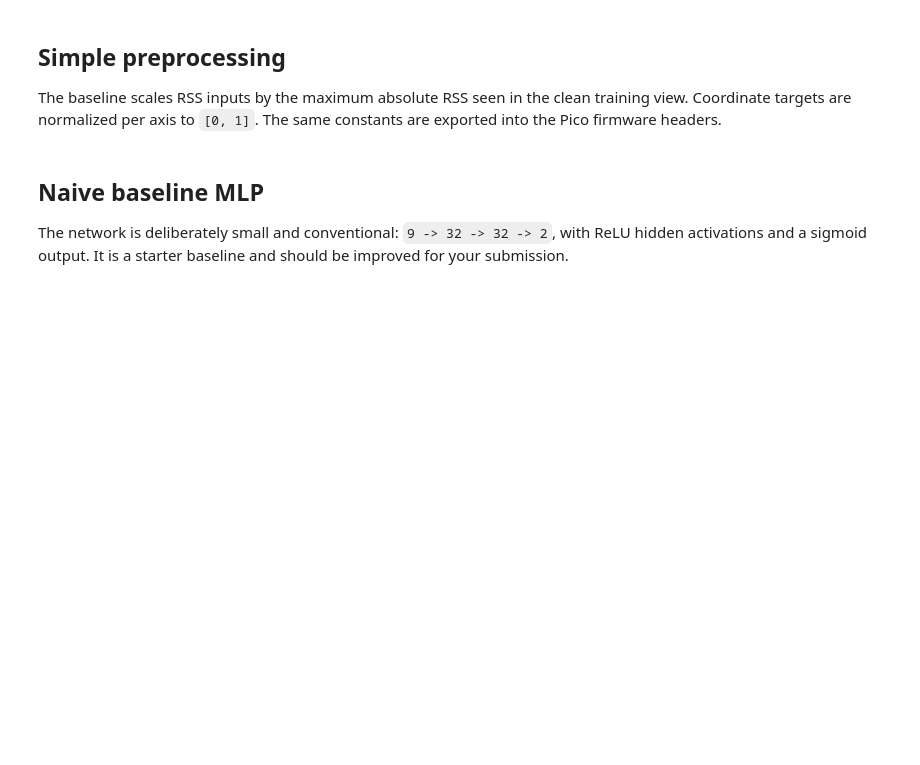
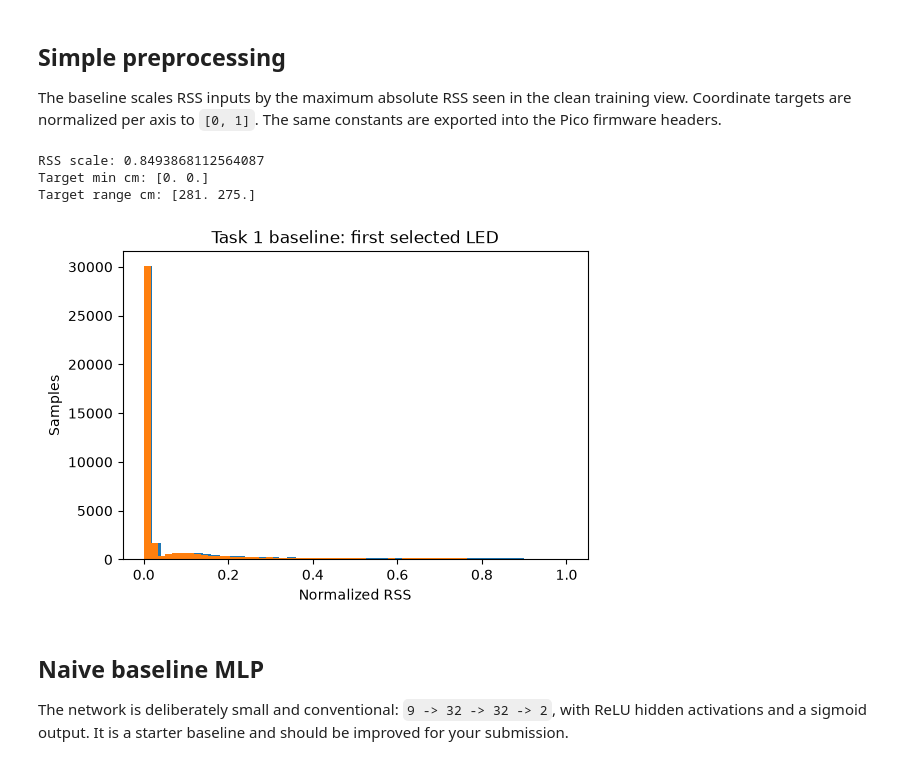
Before and after one commit to DeniseBryson/sys-ai-hackathon, a Jupyter notebook: notebooks/baseline_vlp.ipynb, the cells around one changed output. Cells and saved outputs as stored; diff of their text form; code cells hidden in the pictures; blank space fills up the shorter version.

```diff
--- a/notebooks/baseline_vlp.ipynb
+++ b/notebooks/baseline_vlp.ipynb
@@ -85,23 +105,29 @@ The baseline scales RSS inputs by the maximum absolute RSS seen in the clean tra
 # %%
 rss_scale = max(float(np.max(np.abs(X_train_raw))), 1e-8)
 X_train = X_train_raw / rss_scale
 X_val = X_val_raw / rss_scale
 
 target_min_cm = y_train_cm.min(axis=0)
 target_range_cm = np.maximum(y_train_cm.max(axis=0) - target_min_cm, 1e-8)
 y_train = (y_train_cm - target_min_cm) / target_range_cm
 y_val = (y_val_cm - target_min_cm) / target_range_cm
 
 print("RSS scale:", rss_scale)
 print("Target min cm:", target_min_cm)
 print("Target range cm:", target_range_cm)
 
 plt.figure(figsize=(6, 4))
 plt.hist(X_train[:, 0], bins=50)
+plt.hist(X_train_raw[:,0], bins=50)
 plt.xlabel("Normalized RSS")
 plt.ylabel("Samples")
 plt.title("Task 1 baseline: first selected LED")
 plt.show()
+# %% [output]
+RSS scale: 0.8493868112564087
+Target min cm: [0. 0.]
+Target range cm: [281. 275.]
+[figure, added]
 # %% [markdown]
 ## Naive baseline MLP
 
```
Also changed, not shown: parts of 21 cells of this notebook, 13 other files.
